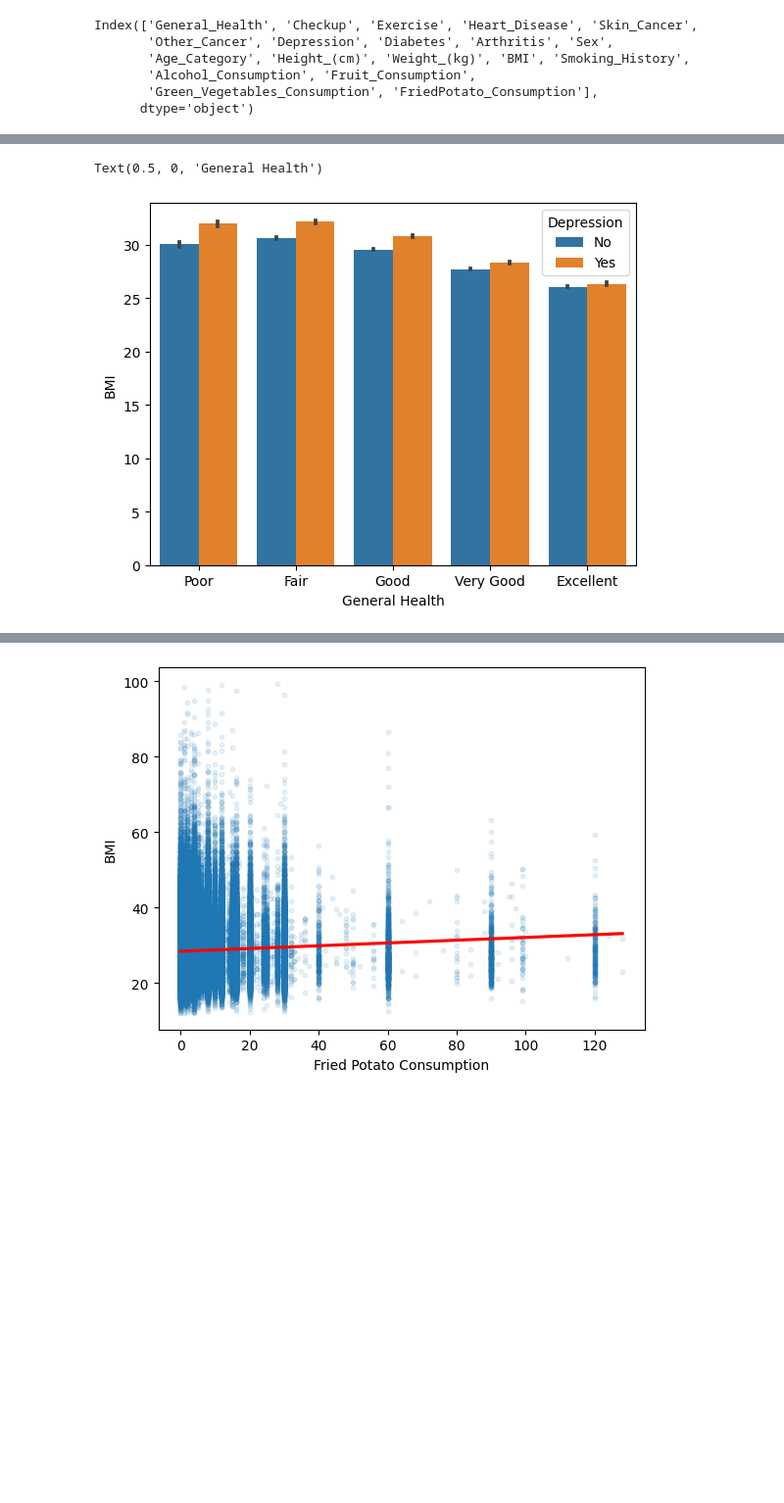
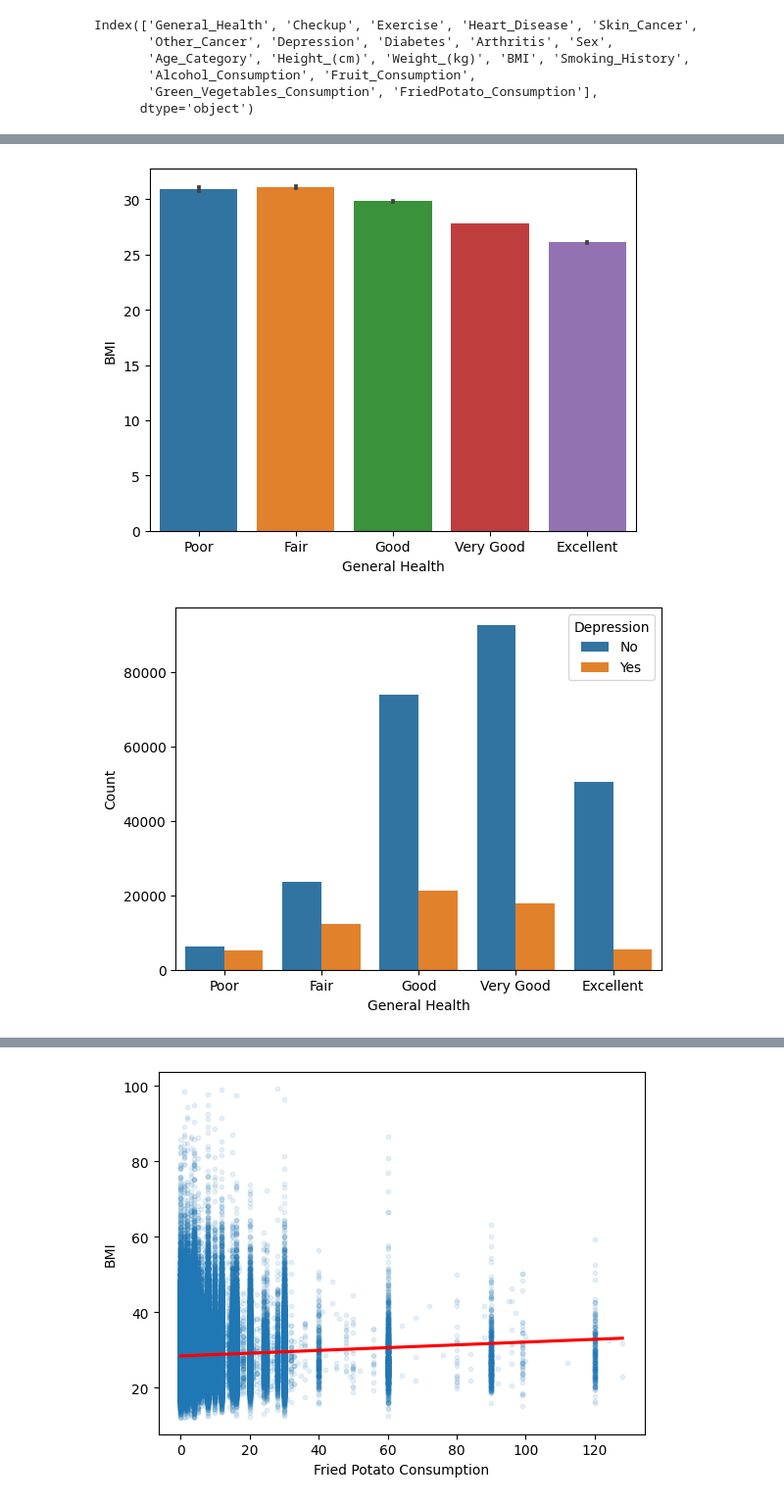
Before and after one commit to Kowallskiy/Cardiovascular-Disease-Risk-Prediction, a Jupyter notebook: Data_Analysis.ipynb, the cells around one changed output, grey strips where cells are left out. Shown: that part at 98% size. Drawn from its saved outputs; the diff is of its cells as text; code cells hidden in the pictures; blank space fills up the shorter version.

```diff
--- a/Data_Analysis.ipynb
+++ b/Data_Analysis.ipynb
@@ -65,6 +59,17 @@ plt.show()
-# %%
-sns.barplot(x="General_Health", y="BMI", hue = "Depression", order=general_health_order,  data=disease_data)
-plt.xlabel("General Health")
-# %% [output]
-Text(0.5, 0, 'General Health')
-[figure, removed]
+# %%
+sns.barplot(x="General_Health", y="BMI", order=general_health_order,  data=disease_data)
+plt.xlabel("General Health")
+plt.show()
+
+sns.countplot(x="General_Health", hue="Depression", data=disease_data, order=general_health_order)
+plt.xlabel("General Health")
+plt.ylabel("Count")
+plt.show()
+
+sns.countplot(x="Exercise", hue="Depression", data=disease_data)
+plt.xlabel("Exercise")
+plt.ylabel("Count")
+plt.show()
+# %% [output]
+[figure, added]
+[figure, added]
```
Also changed, not shown: parts of 6 cells of this notebook, 6 other files.
